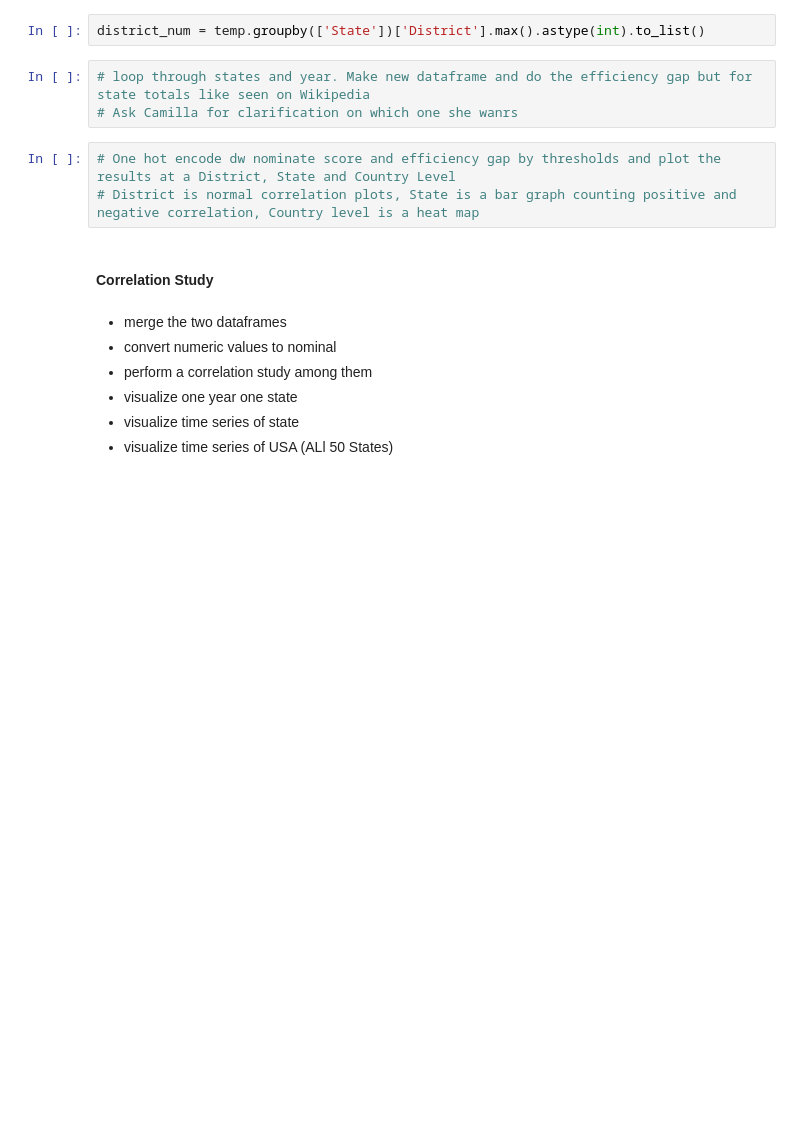
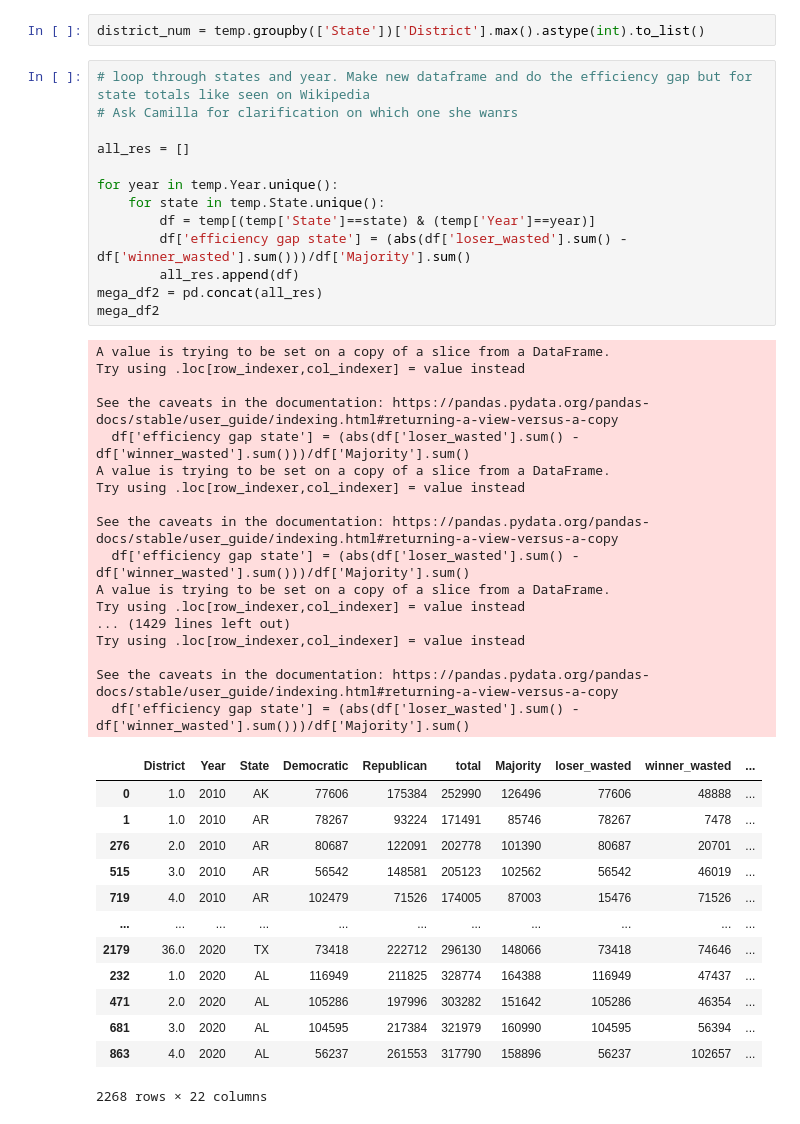
Before and after one commit to Simonlee711/gerrymandering-polarisation-study, a Jupyter notebook: src/gov-analysis.ipynb, the cells around one changed output. Cells and saved outputs as stored; diff of their text form; blank space fills up the shorter version.

```diff
--- a/src/gov-analysis.ipynb
+++ b/src/gov-analysis.ipynb
@@ -442,15 +442,44 @@ district_num = temp.groupby(['State'])['District'].max().astype(int).to_list()
 # %%
 # loop through states and year. Make new dataframe and do the efficiency gap but for state totals like seen on Wikipedia
 # Ask Camilla for clarification on which one she wanrs
+
+all_res = []
+
+for year in temp.Year.unique():
+    for state in temp.State.unique():
+        df = temp[(temp['State']==state) & (temp['Year']==year)]
+        df['efficiency gap state'] = (abs(df['loser_wasted'].sum() - df['winner_wasted'].sum()))/df['Majority'].sum()
+        all_res.append(df)
+mega_df2 = pd.concat(all_res)
+mega_df2
+# %% [output]
+A value is trying to be set on a copy of a slice from a DataFrame.
+Try using .loc[row_indexer,col_indexer] = value instead
+
+See the caveats in the documentation: https://pandas.pydata.org/pandas-docs/stable/user_guide/indexing.html#returning-a-view-versus-a-copy
+  df['efficiency gap state'] = (abs(df['loser_wasted'].sum() - df['winner_wasted'].sum()))/df['Majority'].sum()
+A value is trying to be set on a copy of a slice from a DataFrame.
+Try using .loc[row_indexer,col_indexer] = value instead
+
+See the caveats in the documentation: https://pandas.pydata.org/pandas-docs/stable/user_guide/indexing.html#returning-a-view-versus-a-copy
+  df['efficiency gap state'] = (abs(df['loser_wasted'].sum() - df['winner_wasted'].sum()))/df['Majority'].sum()
+A value is trying to be set on a copy of a slice from a DataFrame.
+Try using .loc[row_indexer,col_indexer] = value instead
+... (1429 lines left out)
+Try using .loc[row_indexer,col_indexer] = value instead
+
+See the caveats in the documentation: https://pandas.pydata.org/pandas-docs/stable/user_guide/indexing.html#returning-a-view-versus-a-copy
+  df['efficiency gap state'] = (abs(df['loser_wasted'].sum() - df['winner_wasted'].sum()))/df['Majority'].sum()
+|  | District | Year | State | Democratic | Republican | total | Majority | loser_wasted | winner_wasted | ... |
+| 0 | 1.0 | 2010 | AK | 77606 | 175384 | 252990 | 126496 | 77606 | 48888 | ... |
+| 1 | 1.0 | 2010 | AR | 78267 | 93224 | 171491 | 85746 | 78267 | 7478 | ... |
+| 276 | 2.0 | 2010 | AR | 80687 | 122091 | 202778 | 101390 | 80687 | 20701 | ... |
+| 515 | 3.0 | 2010 | AR | 56542 | 148581 | 205123 | 102562 | 56542 | 46019 | ... |
+| 719 | 4.0 | 2010 | AR | 102479 | 71526 | 174005 | 87003 | 15476 | 71526 | ... |
+| ... | ... | ... | ... | ... | ... | ... | ... | ... | ... | ... |
+| 2179 | 36.0 | 2020 | TX | 73418 | 222712 | 296130 | 148066 | 73418 | 74646 | ... |
+| 232 | 1.0 | 2020 | AL | 116949 | 211825 | 328774 | 164388 | 116949 | 47437 | ... |
+| 471 | 2.0 | 2020 | AL | 105286 | 197996 | 303282 | 151642 | 105286 | 46354 | ... |
+| 681 | 3.0 | 2020 | AL | 104595 | 217384 | 321979 | 160990 | 104595 | 56394 | ... |
+| 863 | 4.0 | 2020 | AL | 56237 | 261553 | 317790 | 158896 | 56237 | 102657 | ... |
+2268 rows × 22 columns
-# %%
-# One hot encode dw nominate score and efficiency gap by thresholds and plot the results at a District, State and Country Level
-# District is normal correlation plots, State is a bar graph counting positive and negative correlation, Country level is a heat map
-# %% [markdown]
-#### Correlation  Study
-# %% [markdown]
-- merge the two dataframes
-- convert numeric values to nominal
-- perform a correlation study among them
-- visualize one year one state
-- visualize time series of state
-- visualize time series of USA (ALl 50 States)
```
Also changed, not shown: parts of 12 cells of this notebook.
